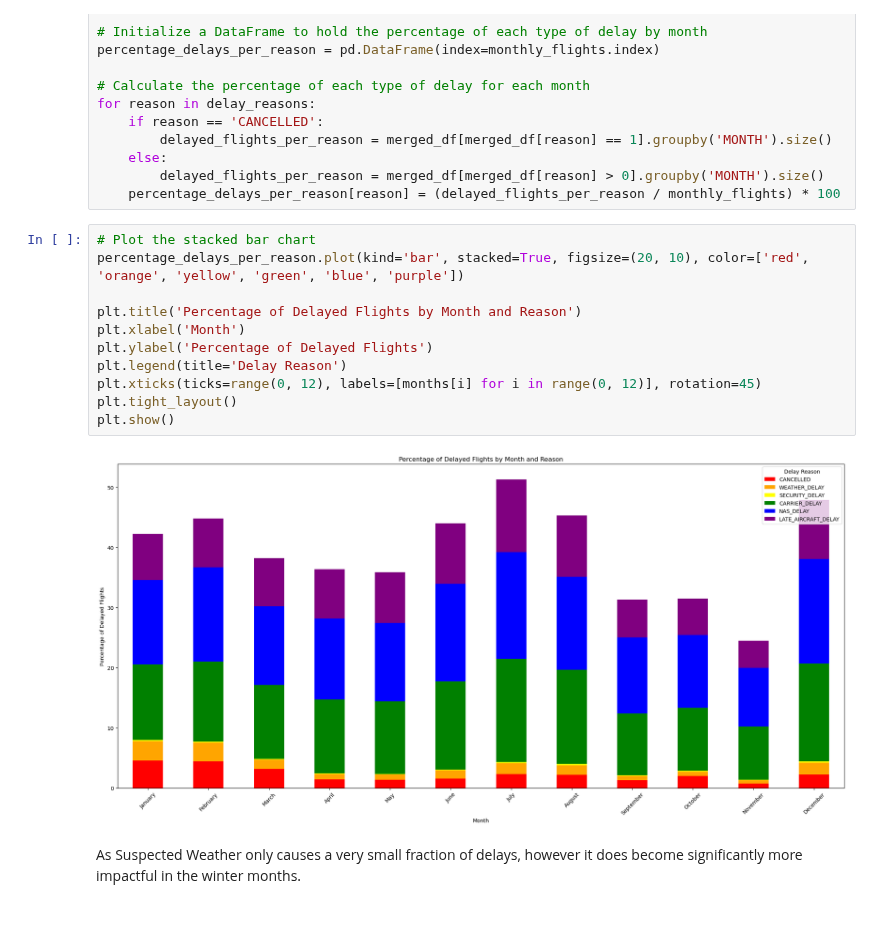
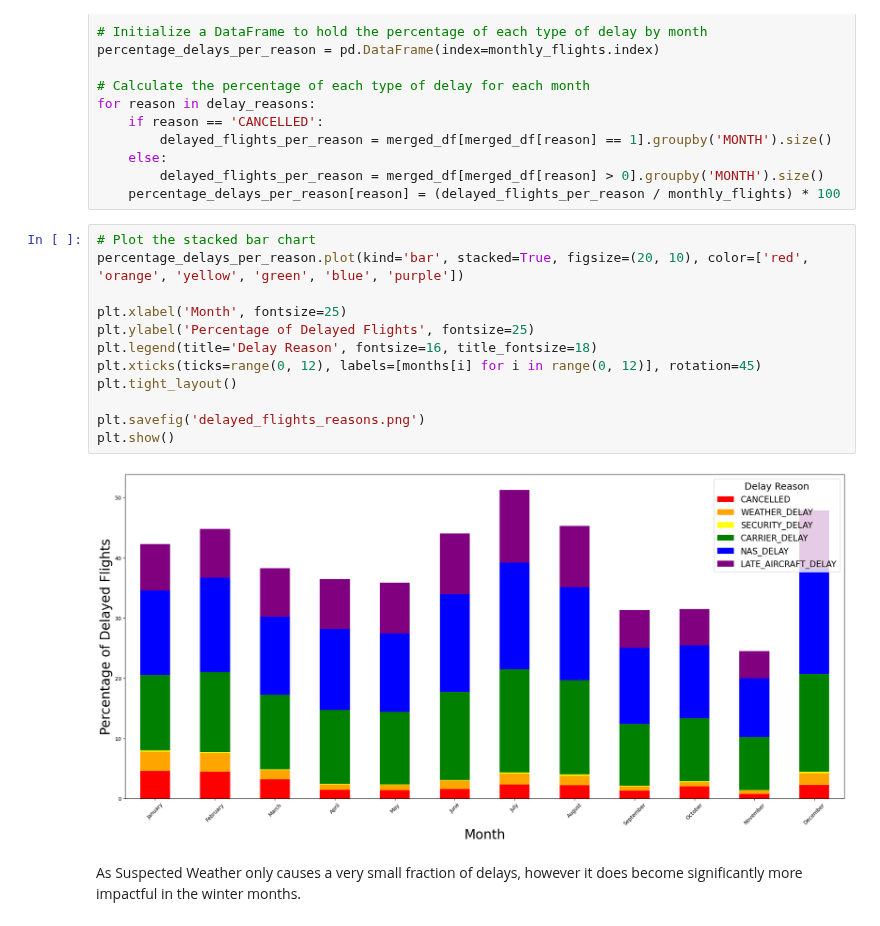
Before and after one commit to craigmiller24/MLP_Project, a Jupyter notebook: Preprocessing.ipynb, the cells around one changed output. Saved outputs shown, nothing was run; the diff lists cells and outputs as text.

Commit message:
save EDA plot

```diff
--- a/Preprocessing.ipynb
+++ b/Preprocessing.ipynb
@@ -337,16 +334,17 @@ for reason in delay_reasons:
 # %%
 # Plot the stacked bar chart
 percentage_delays_per_reason.plot(kind='bar', stacked=True, figsize=(20, 10), color=['red', 'orange', 'yellow', 'green', 'blue', 'purple'])
 
-plt.title('Percentage of Delayed Flights by Month and Reason')
-plt.xlabel('Month')
-plt.ylabel('Percentage of Delayed Flights')
-plt.legend(title='Delay Reason')
+plt.xlabel('Month', fontsize=25)
+plt.ylabel('Percentage of Delayed Flights', fontsize=25)
+plt.legend(title='Delay Reason', fontsize=16, title_fontsize=18)
 plt.xticks(ticks=range(0, 12), labels=[months[i] for i in range(0, 12)], rotation=45)
 plt.tight_layout()
+
+plt.savefig('delayed_flights_reasons.png')
 plt.show()
 # %% [output]
-[figure, old version]
+[figure, new version]
 # %% [markdown]
 As Suspected Weather only causes a very small fraction of delays, however it does become significantly more impactful in the winter months.
 # %%
```
Also changed, not shown: parts of 3 cells of this notebook, 3 other files.
